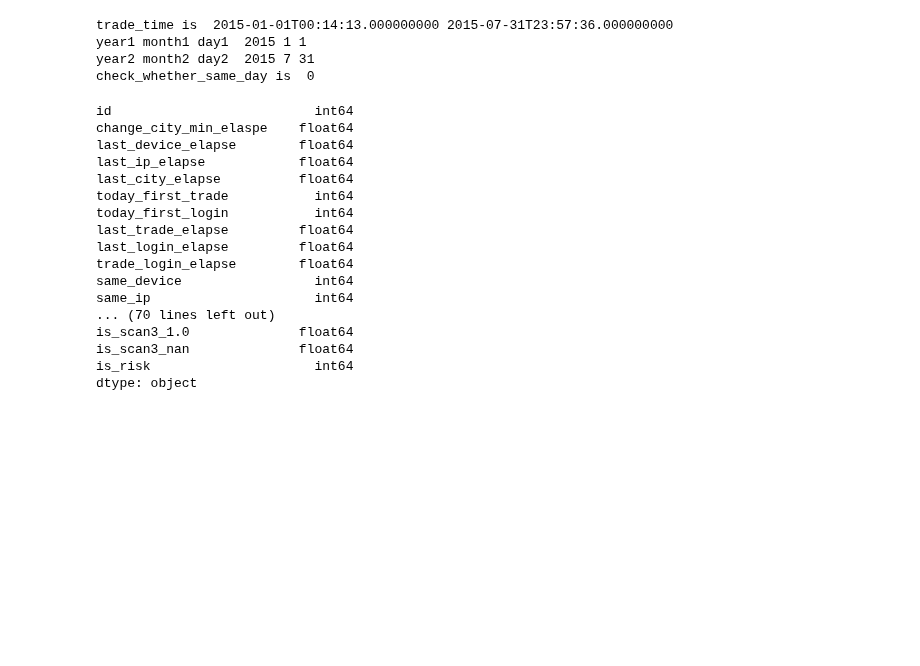
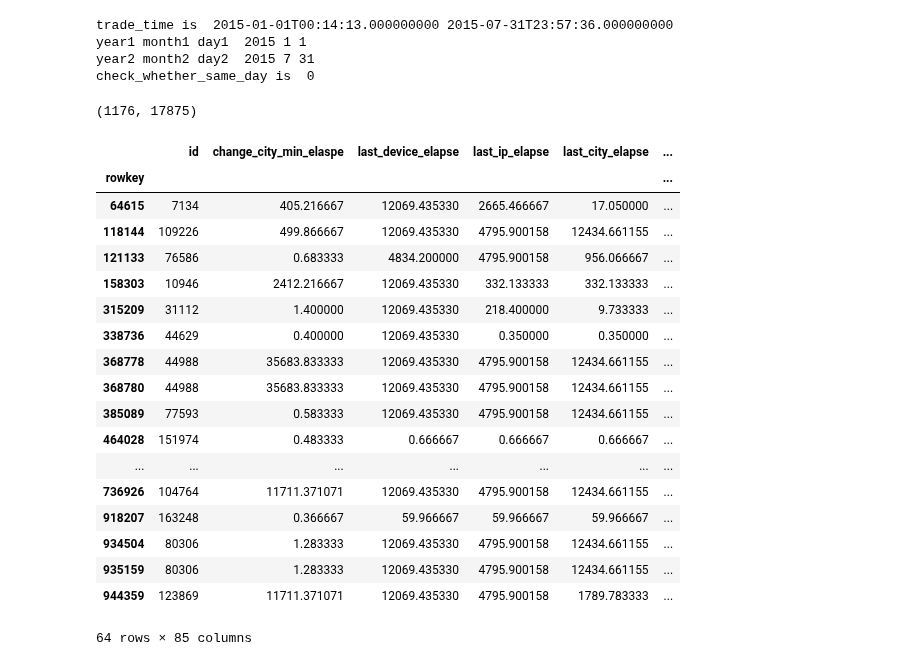
Before and after one commit to tusonggao/Kaggle_code, a Jupyter notebook: jd_contest/jd_contest.ipynb, the cells around one changed output. Cells and saved outputs as stored; diff of their text form; code cells hidden in the pictures; blank space fills up the shorter version.

```diff
--- a/jd_contest/jd_contest.ipynb
+++ b/jd_contest/jd_contest.ipynb
@@ -341,25 +378,3 @@ trade_time is  2015-01-01T00:14:13.000000000 2015-07-31T23:57:36.000000000
 year1 month1 day1  2015 1 1
 year2 month2 day2  2015 7 31
 check_whether_same_day is  0
-# %%
-train_df['change_city_min_elaspe'].shape[0], train_df['change_city_min_elaspe'].isnull().sum()
-# train_df['last_trade_elapse']
-train_df.dtypes
-# %% [output]
-id                          int64
-change_city_min_elaspe    float64
-last_device_elapse        float64
-last_ip_elapse            float64
-last_city_elapse          float64
-today_first_trade           int64
-today_first_login           int64
-last_trade_elapse         float64
-last_login_elapse         float64
-trade_login_elapse        float64
-same_device                 int64
-same_ip                     int64
-... (70 lines left out)
-is_scan3_1.0              float64
-is_scan3_nan              float64
-is_risk                     int64
-dtype: object
@@ -365,0 +383,53 @@ dtype: object
+# %%
+trade_new_df = pd.read_csv('./data/Risk_Detection_Qualification/t_trade_test_new.csv',
+                           index_col='rowkey', parse_dates=['time'],
+                           date_parser=dateparse)
+time_series = pd.DatetimeIndex(trade_new_df['time'])
+trade_new_df['hour'] = time_series.hour
+trade_new_df['minute'] = time_series.minute
+
+sub_trade_new_df = trade_new_df.copy()
+sub_trade_new_df = sub_trade_new_df[sub_trade_new_df.hour>=1]
+sub_trade_new_df = sub_trade_new_df[sub_trade_new_df.hour<=7]
+
+
+def get_ratio(hour_start, hour_end):
+    global trade_new_df
+    sub_trade_new_df = trade_new_df.copy()
+    sub_trade_new_df = sub_trade_new_df[sub_trade_new_df.hour>=hour_start]
+    sub_trade_new_df = sub_trade_new_df[sub_trade_new_df.hour<=hour_end]
+    print(sub_trade_new_df['is_risk'].value_counts(normalize=True),
+          'len is ', sub_trade_new_df[sub_trade_new_df.is_risk==1].shape[0])
+
+sub_trade_new_df.shape[0], trade_new_df.shape[0]
+# get_ratio(1, 6)
+# print('all day long is: ', trade_new_df['is_risk'].value_counts(normalize=True), 'len is ', trade_new_df[trade_new_df.is_risk==1].shape[0])
+# %% [output]
+(1176, 17875)
+# %%
+train_df = pd.read_csv('./data/train_data.csv', index_col='rowkey')
+train_df.dtypes
+is_scan_train_df = train_df[train_df['is_scan1_1.0']==1.0]
+# %%
+is_scan_train_risk_df = is_scan_train_df[is_scan_train_df.is_risk==1]
+is_scan_train_risk_df
+# %% [output]
+|  | id | change_city_min_elaspe | last_device_elapse | last_ip_elapse | last_city_elapse | ... |
+| rowkey |  |  |  |  |  | ... |
+| 64615 | 7134 | 405.216667 | 12069.435330 | 2665.466667 | 17.050000 | ... |
+| 118144 | 109226 | 499.866667 | 12069.435330 | 4795.900158 | 12434.661155 | ... |
+| 121133 | 76586 | 0.683333 | 4834.200000 | 4795.900158 | 956.066667 | ... |
+| 158303 | 10946 | 2412.216667 | 12069.435330 | 332.133333 | 332.133333 | ... |
+| 315209 | 31112 | 1.400000 | 12069.435330 | 218.400000 | 9.733333 | ... |
+| 338736 | 44629 | 0.400000 | 12069.435330 | 0.350000 | 0.350000 | ... |
+| 368778 | 44988 | 35683.833333 | 12069.435330 | 4795.900158 | 12434.661155 | ... |
+| 368780 | 44988 | 35683.833333 | 12069.435330 | 4795.900158 | 12434.661155 | ... |
+| 385089 | 77593 | 0.583333 | 12069.435330 | 4795.900158 | 12434.661155 | ... |
+| 464028 | 151974 | 0.483333 | 0.666667 | 0.666667 | 0.666667 | ... |
+| ... | ... | ... | ... | ... | ... | ... |
+| 736926 | 104764 | 11711.371071 | 12069.435330 | 4795.900158 | 12434.661155 | ... |
+| 918207 | 163248 | 0.366667 | 59.966667 | 59.966667 | 59.966667 | ... |
+| 934504 | 80306 | 1.283333 | 12069.435330 | 4795.900158 | 12434.661155 | ... |
+| 935159 | 80306 | 1.283333 | 12069.435330 | 4795.900158 | 12434.661155 | ... |
+| 944359 | 123869 | 11711.371071 | 12069.435330 | 4795.900158 | 1789.783333 | ... |
+64 rows × 85 columns
```
Also changed, not shown: parts of 6 cells of this notebook, 2 other files.
